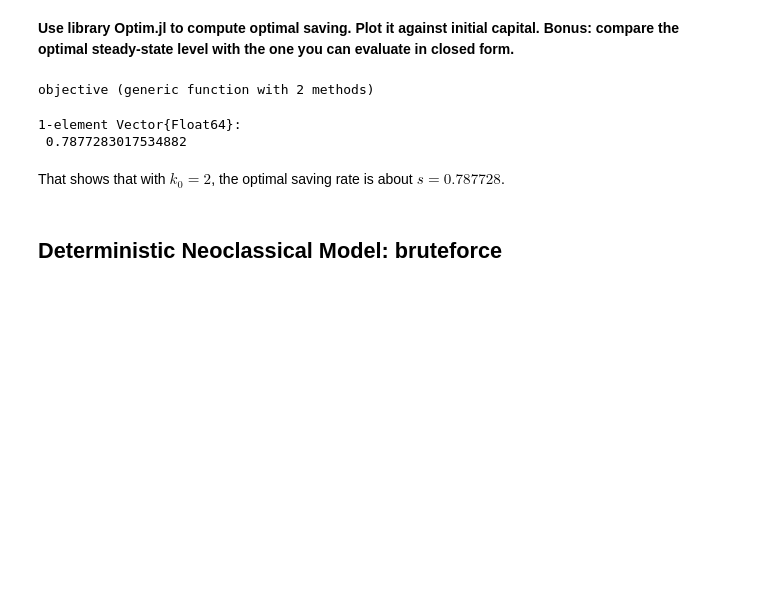
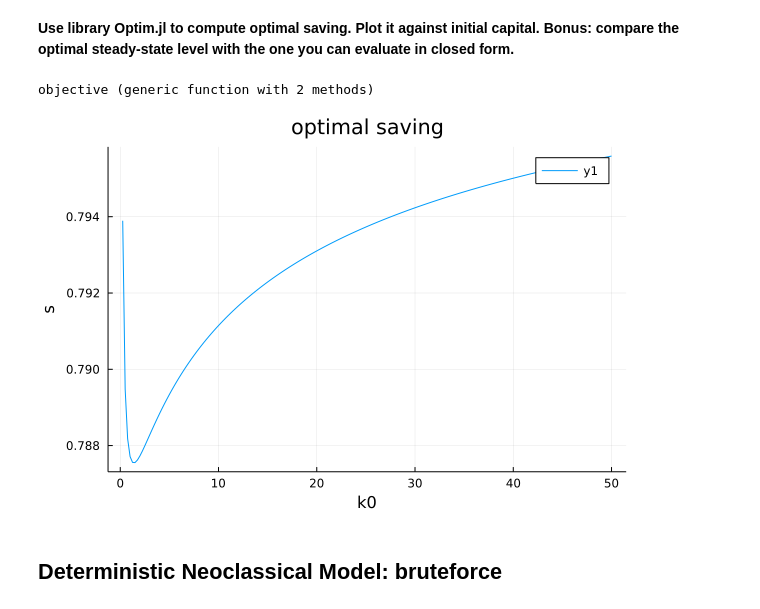
Before and after one commit to gabriellequeran/mie37, a Jupyter notebook: notebooks/homework_1.ipynb, the cells around one changed output. Saved outputs shown, nothing was run; the diff lists cells and outputs as text; code cells hidden in the pictures; blank space fills up the shorter version.

```diff
--- a/notebooks/homework_1.ipynb
+++ b/notebooks/homework_1.ipynb
@@ -209,16 +209,13 @@ function objective(s::Float64, p::Parameters, T::Int, k0::Float64)
 end
 # %% [output]
 objective (generic function with 2 methods)
-# %%
-k0 = 2.
-T0 = 300
-res = optimize(x -> -objective(x[1], parms, T0, k0), [0.], [1.], [0.81])
-Optim.minimizer(res)
-# %% [output]
-1-element Vector{Float64}:
- 0.7877283017534882
-# %% [markdown]
-That shows that with $k_0 = 2$, the optimal saving rate is about $s = 0.787728$.
+# %%
+T0 = 300
+list_k0 = Float64.([k/4 for k in 1:200])
+list_s = [Optim.minimizer(optimize(x -> -objective(x[1], parms, T0, k), [0.], [1.], [0.81]))[1] for k in list_k0]
+plot(list_k0,list_s, xlabel ="k0", ylabel = "s", title = "optimal saving")
+# %% [output]
+[figure, added]
 # %% [markdown]
 ## Deterministic Neoclassical Model: bruteforce
 # %% [markdown]
```
Also changed, not shown: parts of 5 cells of this notebook.
